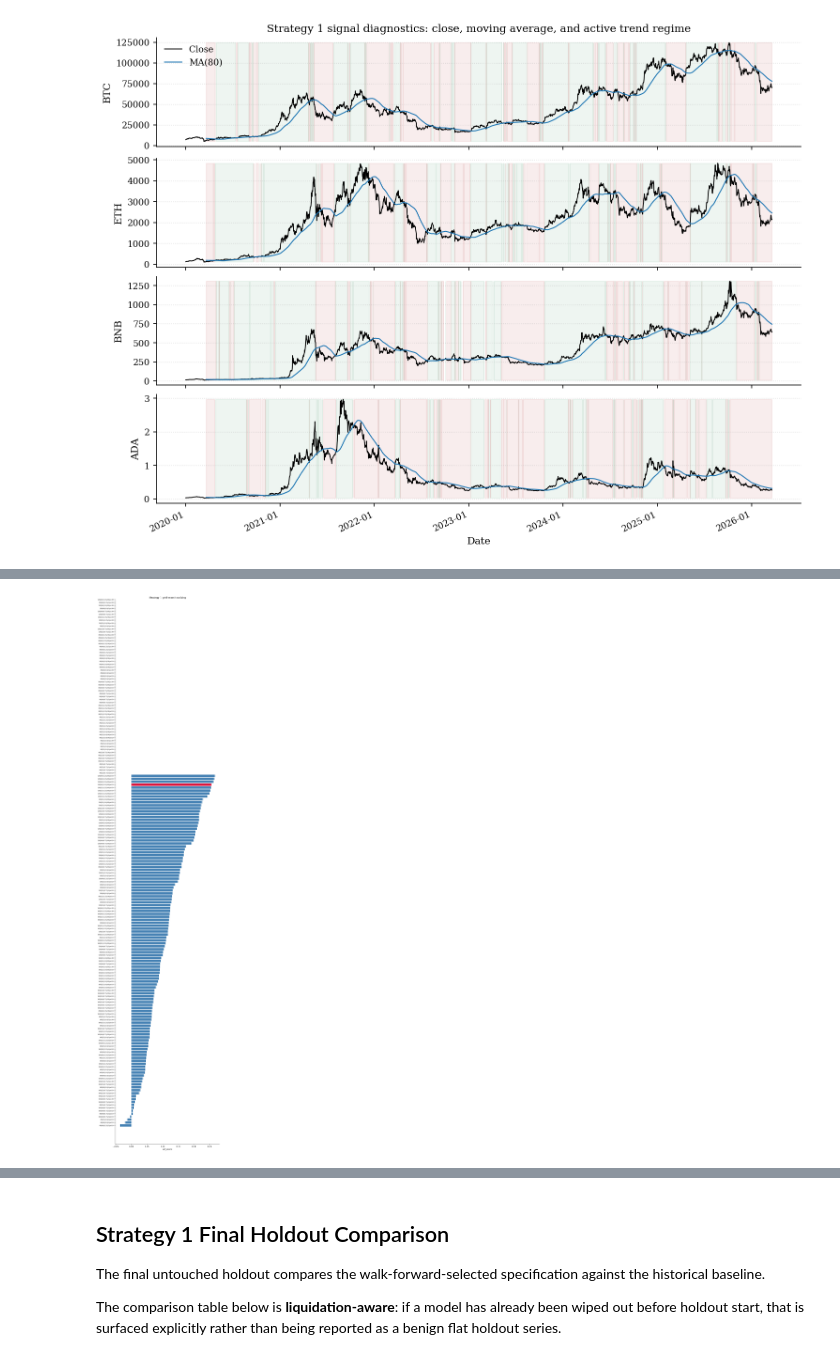
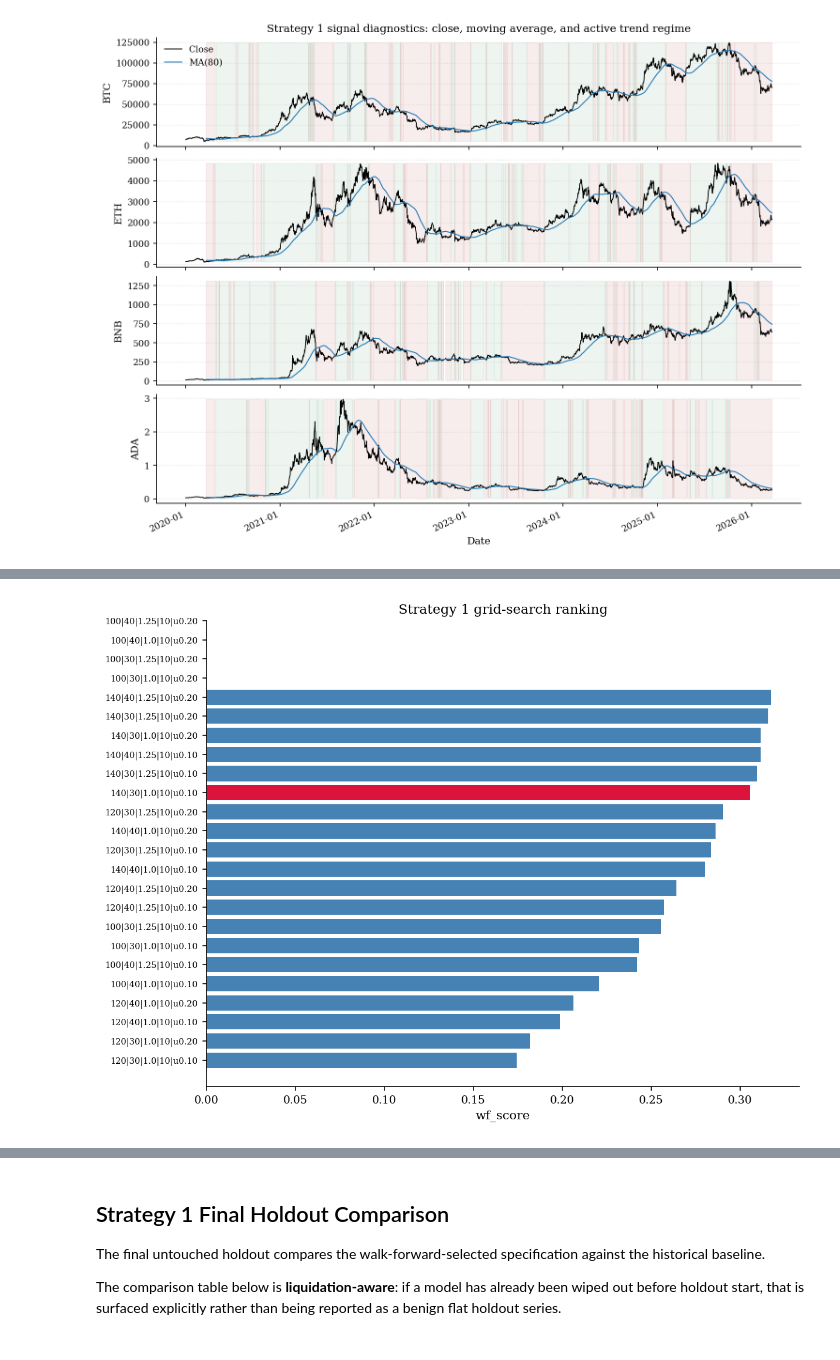
Before and after one commit to PeterLP123/Algo-Trading-Project, a Jupyter notebook: strategy_final_v2.ipynb, the cells around one changed output, grey strips where cells are left out. Cells and saved outputs as stored; diff of their text form; code cells hidden in the pictures.

```diff
--- a/strategy_final_v2.ipynb
+++ b/strategy_final_v2.ipynb
@@ -534,12 +538,21 @@ The walk-forward search preserves the original parameter grids and ranking rule,
 # %%
+from time import perf_counter
+
 STABILITY_PENALTY = 0.10
 SIGNAL_CLIP_WF = 5.0
-MA_GRID = [80, 120, 160]
-VOL_GRID = [25, 40]
-THRESH_GRID = [0.75, 1.0, 1.25]
-REBAL_GRID = [5, 10]
-UTIL_GRID = [0.10, 0.20, 0.30, 0.50, 1.00]
-GAMMA_GRID = [0.5, 1.0, 2.0] if USE_MVO else [GAMMA]  # grid only expanded when MVO is active
+FAST_WF_SEARCH = True
+FAST_WF_FOLD_STRIDE = 2
+WF_SEARCH_USE_MVO = USE_MVO and (not FAST_WF_SEARCH)
+WF_SEARCH_FAST_MODE = FAST_WF_SEARCH
+
+# Reduced search space for faster WF tuning.
+MA_GRID = [100, 120, 140]
+VOL_GRID = [30, 40]
+THRESH_GRID = [1.0, 1.25]
+REBAL_GRID = [10]
+UTIL_GRID = [0.10, 0.20]
+GAMMA_GRID = [0.5, 1.0, 2.0] if WF_SEARCH_USE_MVO else [GAMMA]
+
 MAX_MEAN_VAL_TURNOVER = 4_000.0
 MIN_POSITIVE_FOLD_SHARE = 0.55
 WF_TIE_BAND = 0.05
@@ -550,6 +563,15 @@ DEFAULT_WF = {
     'rebalance_every': 10,
     'gross_util': 0.10,
 }
+INCLUDE_CANDIDATES = [
+    {
+        'MA_WINDOW': 120,
+        'VOL_WINDOW': 40,
+        'DEAD_ZONE': 1.25,
+        'rebalance_every': 10,
+        'gross_util': 0.10,
+    },
+]
 
 
 def _nanmean_or_nan(values):
@@ -565,10 +587,37 @@ def _within_tie_band(series: pd.Series, best_value: float, tie_band: float) -> p
     return series >= threshold
 
 
+candidate_tuples = list(product(MA_GRID, VOL_GRID, THRESH_GRID, REBAL_GRID, UTIL_GRID, GAMMA_GRID))
+for inc in INCLUDE_CANDIDATES:
+    for gamma_wf in GAMMA_GRID:
+        candidate_tuples.append((
+            int(inc['MA_WINDOW']),
+            int(inc['VOL_WINDOW']),
+            float(inc['DEAD_ZONE']),
+            int(inc['rebalance_every']),
+            float(inc['gross_util']),
+            float(gamma_wf),
+        ))
+all_candidates = list(dict.fromkeys(candidate_tuples))
+
+wf_folds_eval = wf_folds
+if FAST_WF_SEARCH:
+    wf_folds_eval = wf_folds.iloc[::max(int(FAST_WF_FOLD_STRIDE), 1)].copy()
+    if wf_folds_eval.empty:
+        wf_folds_eval = wf_folds.tail(1).copy()
+
 asset_panel_dev = asset_panel.loc[dev_index].copy()
 half_spread_frac_dev = compute_half_spread_frac(asset_panel_dev, cleaned_frames, S1_SYMBOLS)
+feature_cache = {}
 wf_rows = []
-for ma_w, vol_w, dz, rebal, util, gamma_wf in product(MA_GRID, VOL_GRID, THRESH_GRID, REBAL_GRID, UTIL_GRID, GAMMA_GRID):
+
+t_start = perf_counter()
+t_signal = 0.0
+t_backtest = 0.0
+t_metrics = 0.0
+
+for ma_w, vol_w, dz, rebal, util, gamma_wf in all_candidates:
+    t0 = perf_counter()
     theta_p = build_signal_and_theta(
         asset_panel_dev,
         S1_SYMBOLS,
@@ -578,10 +627,15 @@ for ma_w, vol_w, dz, rebal, util, gamma_wf in product(MA_GRID, VOL_GRID, THRESH_
         signal_clip=SIGNAL_CLIP_WF,
         gross_cap=GROSS_CAP * util,
         rebalance_every=rebal,
-        use_mvo=USE_MVO,
+        use_mvo=WF_SEARCH_USE_MVO,
         cov_window=COV_WINDOW,
         gamma=gamma_wf,
+        feature_cache=feature_cache,
+        search_fast_mode=WF_SEARCH_FAST_MODE,
     )
+    t_signal += perf_counter() - t0
+
+    t1 = perf_counter()
     out_p = run_net_backtest(
         asset_panel_dev,
         theta_p,
@@ -590,8 +644,11 @@ for ma_w, vol_w, dz, rebal, util, gamma_wf in product(MA_GRID, VOL_GRID, THRESH_
         backtest_use_excess=False,
         v0=V0,
     )
+    t_backtest += perf_counter() - t1
+
     fold_sharpes, fold_rets, fold_dds, fold_tos, fold_cost_ratios, fold_active_days = [], [], [], [], [], []
-    for _, row in wf_folds.iterrows():
+    t2 = perf_counter()
+    for _, row in wf_folds_eval.iterrows():
         val_ix = dev_index[(dev_index >= row['val_start']) & (dev_index <= row['val_end'])]
         metrics = metrics_on_window(
             out_p['net_portfolio_value'],
@@ -608,6 +665,7 @@ for ma_w, vol_w, dz, rebal, util, gamma_wf in product(MA_GRID, VOL_GRID, THRESH_
         fold_tos.append(metrics['mean_turnover'])
         fold_cost_ratios.append(metrics['cost_to_gross_ratio'])
         fold_active_days.append(metrics['active_days_pct'])
+    t_metrics += perf_counter() - t2
 
     fs = np.asarray(fold_sharpes, dtype=float)
     finite_fs = fs[np.isfinite(fs)]
@@ -644,6 +702,7 @@ for ma_w, vol_w, dz, rebal, util, gamma_wf in product(MA_GRID, VOL_GRID, THRESH_
         'is_candidate': is_candidate,
     })
 
+elapsed_total = perf_counter() - t_start
 wf_search_df = pd.DataFrame(wf_rows)
 candidates = wf_search_df[wf_search_df['is_candidate']].copy()
 if not candidates.empty:
@@ -700,7 +759,12 @@ print(
     f"Chosen (WF/{selection_mode}): MA={strategy1_selected_params['MA_WINDOW']}, "
     f"VOL={strategy1_selected_params['VOL_WINDOW']}, DEAD_ZONE={strategy1_selected_params['DEAD_ZONE']}, "
     f"rebalance_every={strategy1_selected_params['rebalance_every']}, gross_util={strategy1_selected_params['gross_util']:.2f}, "
-    f"gamma={strategy1_selected_params['gamma']:.2f} (MVO={'on' if USE_MVO else 'off'})"
+    f"gamma={strategy1_selected_params['gamma']:.2f} (MVO={'on' if WF_SEARCH_USE_MVO else 'off'})"
+)
+print(
+    f"WF search runtime: {elapsed_total:.2f}s | candidates={len(all_candidates)} | "
+    f"folds_used={len(wf_folds_eval)}/{len(wf_folds)} | "
+    f"signal={t_signal:.2f}s, backtest={t_backtest:.2f}s, metrics={t_metrics:.2f}s"
 )
 
 from matplotlib.colors import Normalize
@@ -709,7 +773,7 @@ vmin = float(wf_search_df['wf_score'].min())
 vmax = float(wf_search_df['wf_score'].max())
 norm = Normalize(vmin=vmin, vmax=vmax)
 fig_hm, axes_hm = plt.subplots(len(THRESH_GRID), len(REBAL_GRID), figsize=(10, 10.5), constrained_layout=True)
-axes_hm = np.atleast_2d(axes_hm)
+axes_hm = np.asarray(axes_hm).reshape(len(THRESH_GRID), len(REBAL_GRID))
 for plot_idx, (dz, rebal) in enumerate(product(THRESH_GRID, REBAL_GRID)):
     row = plot_idx // len(REBAL_GRID)
     col = plot_idx % len(REBAL_GRID)
@@ -778 +843 @@ Chosen (WF/candidate): MA=120, VOL=40, DEAD_ZONE=1.25, rebalance_every=10, gross
-[figure, old version]
+[figure, new version]
```
Also changed, not shown: parts of 16 cells of this notebook, 38 other files.
